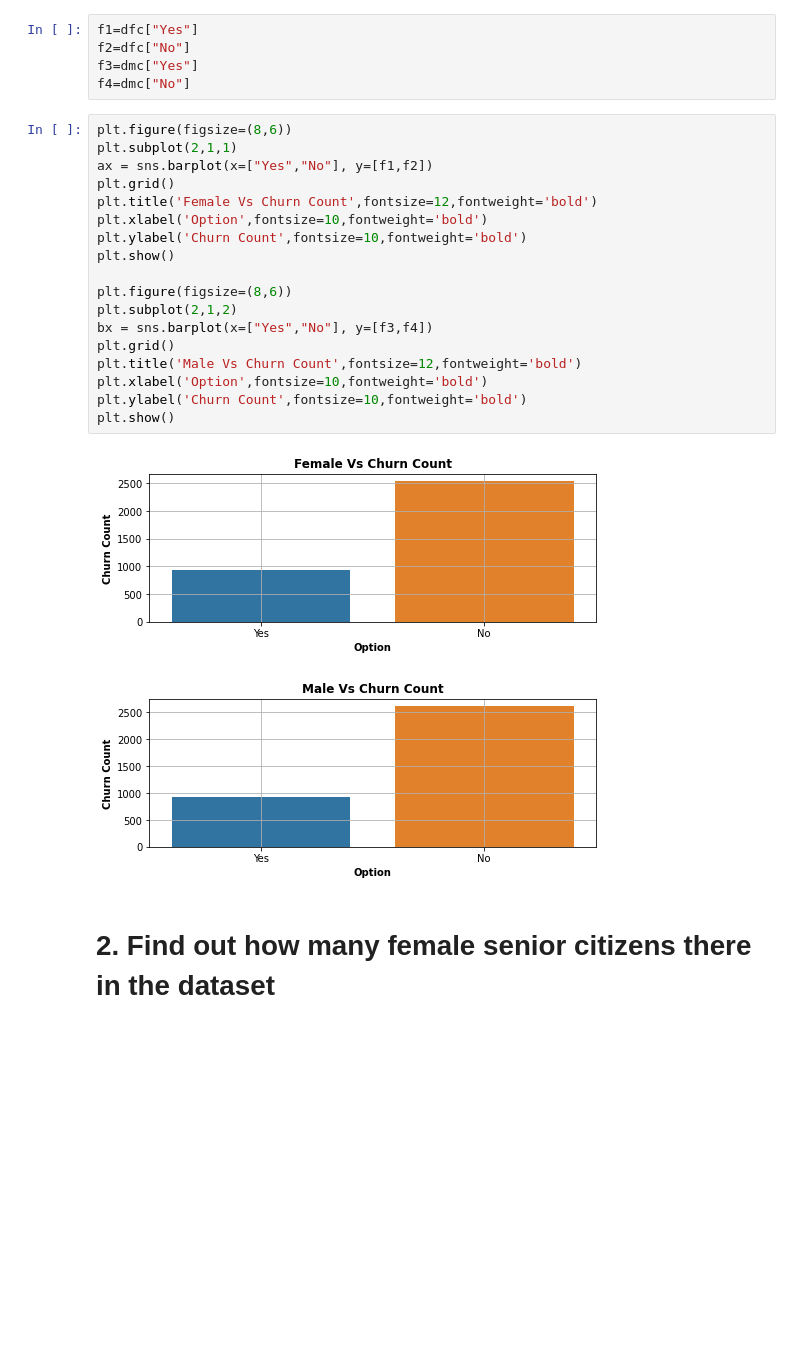
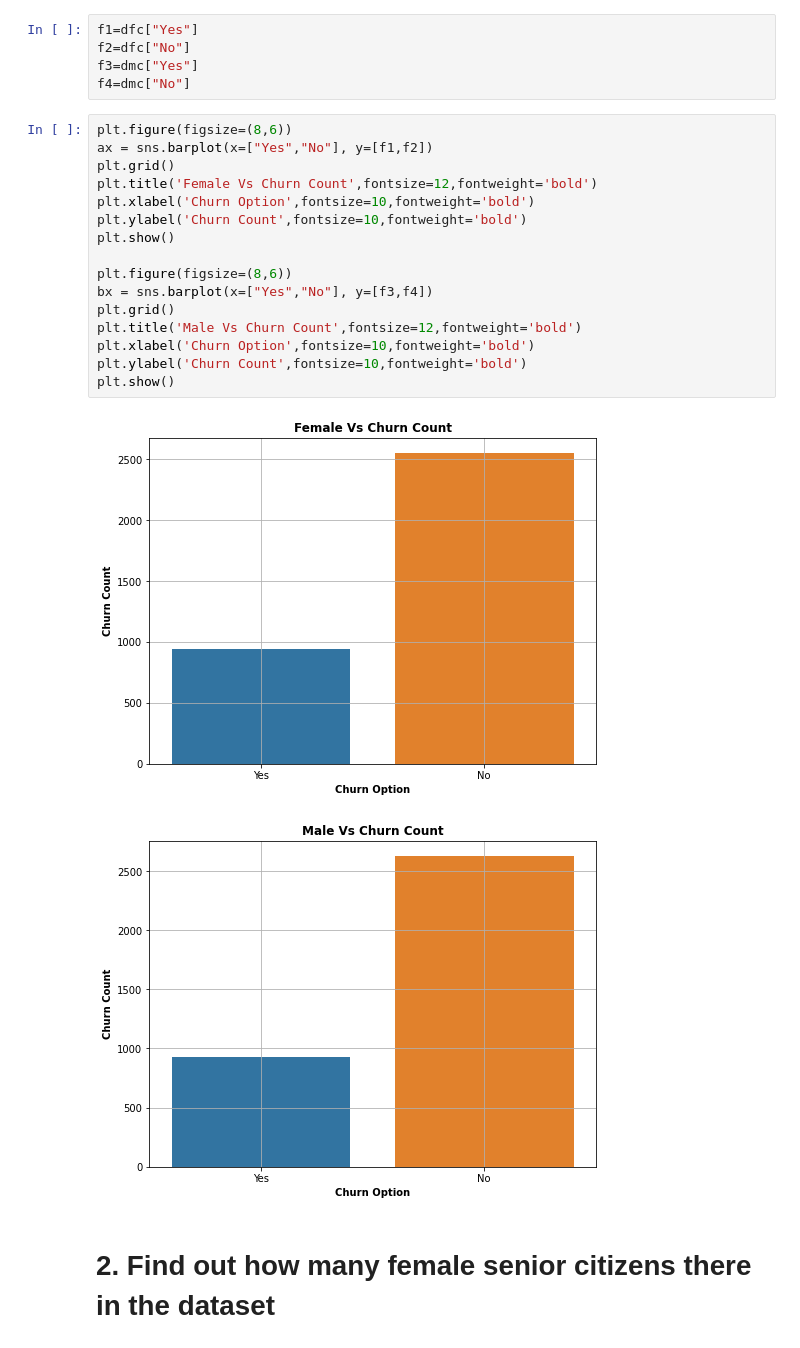
Before and after one commit to arunkspty/ICTACADEMY, a Jupyter notebook: Challenge 2_Group 8.ipynb, the cells around one changed output. Drawn from its saved outputs; the diff is of its cells as text; blank space fills up the shorter version.

```diff
--- a/Challenge 2_Group 8.ipynb
+++ b/Challenge 2_Group 8.ipynb
@@ -62,25 +62,23 @@ f3=dmc["Yes"]
 f4=dmc["No"]
 # %%
 plt.figure(figsize=(8,6))
-plt.subplot(2,1,1)
 ax = sns.barplot(x=["Yes","No"], y=[f1,f2])
 plt.grid()
 plt.title('Female Vs Churn Count',fontsize=12,fontweight='bold')
-plt.xlabel('Option',fontsize=10,fontweight='bold')
+plt.xlabel('Churn Option',fontsize=10,fontweight='bold')
 plt.ylabel('Churn Count',fontsize=10,fontweight='bold')
 plt.show()
 
 plt.figure(figsize=(8,6))
-plt.subplot(2,1,2)
 bx = sns.barplot(x=["Yes","No"], y=[f3,f4])
 plt.grid()
 plt.title('Male Vs Churn Count',fontsize=12,fontweight='bold')
-plt.xlabel('Option',fontsize=10,fontweight='bold')
+plt.xlabel('Churn Option',fontsize=10,fontweight='bold')
 plt.ylabel('Churn Count',fontsize=10,fontweight='bold')
 plt.show()
 # %% [output]
-[figure, old version]
+[figure, new version]
-[figure, old version]
+[figure, new version]
 # %% [markdown]
 # 2. Find out how many female senior citizens there in the dataset
 # %%
```
Also changed, not shown: parts of 2 cells of this notebook.
